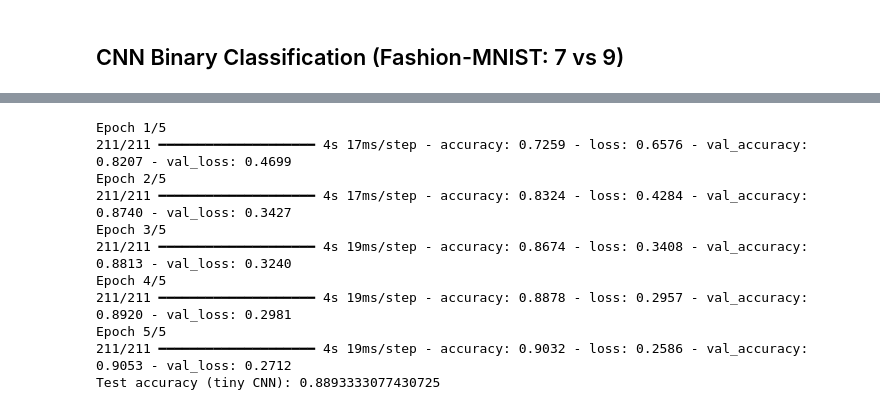
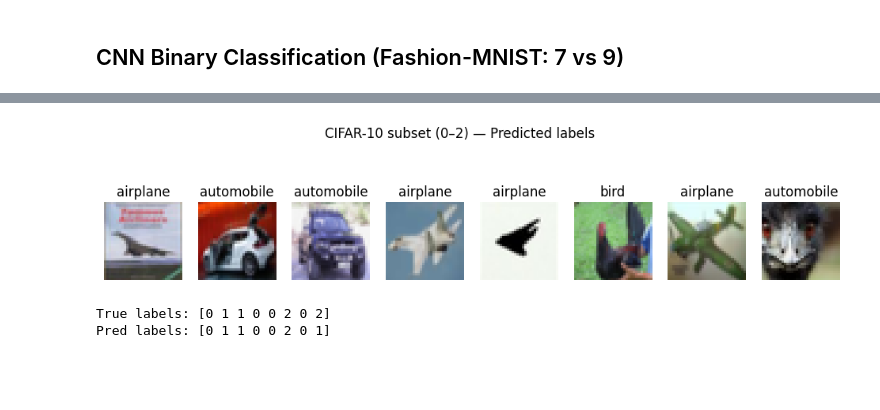
Before and after one commit to abdul-wazed/Implementing-IoT-Pipeline-Wazed, a Jupyter notebook: ML_Task/Applied_DL_TF_Part 1-2.ipynb, the cells around one changed output, grey strips where cells are left out. Saved outputs shown, nothing was run; the diff lists cells and outputs as text; code cells hidden in the pictures; blank space fills up the shorter version.

```diff
--- a/ML_Task/Applied_DL_TF_Part 1-2.ipynb
+++ b/ML_Task/Applied_DL_TF_Part 1-2.ipynb
@@ -296,41 +387,48 @@ CNN (7 vs 9) test accuracy: 0.9714999794960022
 # %%
-# CIFAR-10 subset (classes 0,1,2) small CNN
+import tensorflow as tf
+import numpy as np
+import matplotlib.pyplot as plt
 from tensorflow.keras import layers, models
 
-try:
-    (x_train, y_train), (x_test, y_test) = tf.keras.datasets.cifar10.load_data()
-except Exception as e:
-    raise RuntimeError(
-        "CIFAR-10 download/load failed. Often SSL cert issue or blocked download. "
-        "See 'Fixing SSL download errors' below. Original error: " + repr(e)
-    )
+# Load CIFAR-10
+(x_train, y_train), (x_test, y_test) = tf.keras.datasets.cifar10.load_data()
 
+# Keep only classes 0, 1, 2
+# 0 = airplane, 1 = automobile, 2 = bird
 mask_train = (y_train < 3).flatten()
 mask_test = (y_test < 3).flatten()
 
-x_train = x_train[mask_train].astype("float32")/255.0
+x_train = x_train[mask_train].astype("float32") / 255.0
 y_train = y_train[mask_train].flatten()
-x_test = x_test[mask_test].astype("float32")/255.0
+
+x_test = x_test[mask_test].astype("float32") / 255.0
 y_test = y_test[mask_test].flatten()
 
+print("Train:", x_train.shape, y_train.shape)
+print("Test :", x_test.shape, y_test.shape)
+
+# Build CNN model
 cifar_model = models.Sequential([
-    layers.Conv2D(32, (3,3), activation="relu", padding="same", input_shape=(32,32,3)),
+    layers.Input(shape=(32, 32, 3)),
+    layers.Conv2D(32, (3, 3), activation="relu", padding="same"),
     layers.MaxPooling2D(),
-    layers.Conv2D(64, (3,3), activation="relu", padding="same"),
+    layers.Conv2D(64, (3, 3), activation="relu", padding="same"),
     layers.MaxPooling2D(),
-    layers.Conv2D(128, (3,3), activation="relu", padding="same"),
+    layers.Conv2D(128, (3, 3), activation="relu", padding="same"),
     layers.MaxPooling2D(),
     layers.Flatten(),
     layers.Dense(64, activation="relu"),
     layers.Dense(3, activation="softmax")
 ])
 
+# Compile
 cifar_model.compile(
     optimizer="adam",
     loss="sparse_categorical_crossentropy",
     metrics=["accuracy"]
 )
 
+# Train
 cifar_model.fit(
     x_train, y_train,
     epochs=5,
@@ -339,6 +437,25 @@ cifar_model.fit(
     verbose=1
 )
 
+# Evaluate
 loss, acc = cifar_model.evaluate(x_test, y_test, verbose=0)
 print("Test accuracy (tiny CNN):", acc)
+
+# Show predictions (images)
+class_names = ["airplane", "automobile", "bird"]
+
+preds = cifar_model.predict(x_test[:8], verbose=0).argmax(axis=1)
+
+plt.figure(figsize=(12, 3))
+for i in range(8):
+    plt.subplot(1, 8, i + 1)
+    plt.imshow(x_test[i])
+    plt.title(class_names[int(preds[i])])
+    plt.axis("off")
+
+plt.suptitle("CIFAR-10 subset (0–2) — Predicted labels")
+plt.show()
+
+print("True labels:", y_test[:8])
+print("Pred labels:", preds)
 # %% [output]
@@ -347,11 +475,3 @@ Downloading data from https://www.cs.toronto.edu/~kriz/cifar-10-python.tar.gz
+[figure, added]
-Epoch 1/5
-211/211 ━━━━━━━━━━━━━━━━━━━━ 4s 17ms/step - accuracy: 0.7259 - loss: 0.6576 - val_accuracy: 0.8207 - val_loss: 0.4699
-Epoch 2/5
-211/211 ━━━━━━━━━━━━━━━━━━━━ 4s 17ms/step - accuracy: 0.8324 - loss: 0.4284 - val_accuracy: 0.8740 - val_loss: 0.3427
-Epoch 3/5
-211/211 ━━━━━━━━━━━━━━━━━━━━ 4s 19ms/step - accuracy: 0.8674 - loss: 0.3408 - val_accuracy: 0.8813 - val_loss: 0.3240
-Epoch 4/5
-211/211 ━━━━━━━━━━━━━━━━━━━━ 4s 19ms/step - accuracy: 0.8878 - loss: 0.2957 - val_accuracy: 0.8920 - val_loss: 0.2981
-Epoch 5/5
-211/211 ━━━━━━━━━━━━━━━━━━━━ 4s 19ms/step - accuracy: 0.9032 - loss: 0.2586 - val_accuracy: 0.9053 - val_loss: 0.2712
-Test accuracy (tiny CNN): 0.8893333077430725
+True labels: [0 1 1 0 0 2 0 2]
+Pred labels: [0 1 1 0 0 2 0 1]
```
Also changed, not shown: parts of 7 cells of this notebook.
